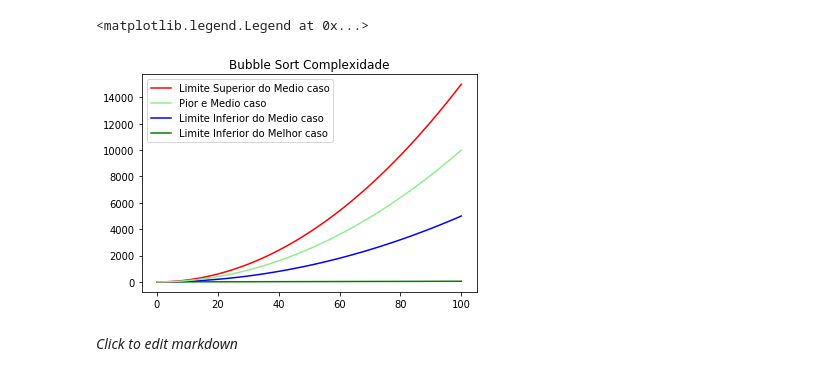
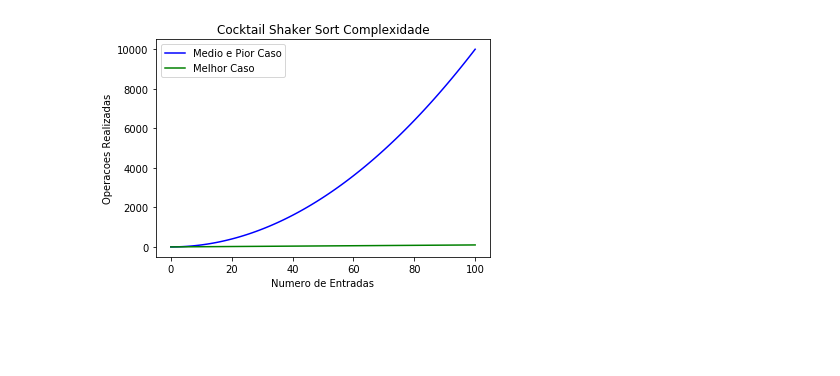
Before and after one commit to Guihgo/SortMethodsAlgorithms, a Jupyter notebook: output_python3.ipynb, the cells around one changed output. Saved outputs shown, nothing was run; the diff lists cells and outputs as text; code cells hidden in the pictures; blank space fills up the shorter version.

```diff
--- a/output_python3.ipynb
+++ b/output_python3.ipynb
@@ -114,12 +60,10 @@ plt.legend(handles = [limiteSupMedioCaso, piorMedioCaso, limiteInfMedioCaso, lim
-# %%
-plt.title('Bubble Sort Complexidade')
-limiteInfMelhorCaso, = plt.plot(x, inf*x, 'g-', label = 'Limite Inferior do Melhor caso')
-limiteInfMedioCaso, = plt.plot(x, inf*x**2, 'b-', label = 'Limite Inferior do Medio caso')
-limiteSupMedioCaso, = plt.plot(x, sup*x**2, 'r-', label = 'Limite Superior do Medio caso')
-piorMedioCaso, = plt.plot(x, x**2, 'lightgreen', label = 'Pior e Medio caso')
-plt.legend(handles = [limiteSupMedioCaso, piorMedioCaso, limiteInfMedioCaso, limiteInfMelhorCaso])
-# %% [output]
-<matplotlib.legend.Legend at 0x...>
-[figure, removed]
-# %% [markdown]
-*Click to edit markdown*
+# %%
+plt.title('Cocktail Shaker Sort Complexidade')
+MedioEPiorCaso, = plt.plot(x, x**2, 'b-', label = 'Medio e Pior Caso')
+MelhorCaso, = plt.plot(x, x, 'g-', label = 'Melhor Caso')
+plt.legend(handles = [MedioEPiorCaso, MelhorCaso])
+plt.xlabel('Numero de Entradas')
+plt.ylabel('Operacoes Realizadas')
+plt.savefig('/Users/joaomarcelo/Desktop/temp/CocktailShakerSortComplexity.pdf', format = 'pdf')
+# %% [output]
+[figure, added]
```
Also changed, not shown: parts of 12 cells of this notebook, 1 other file.
